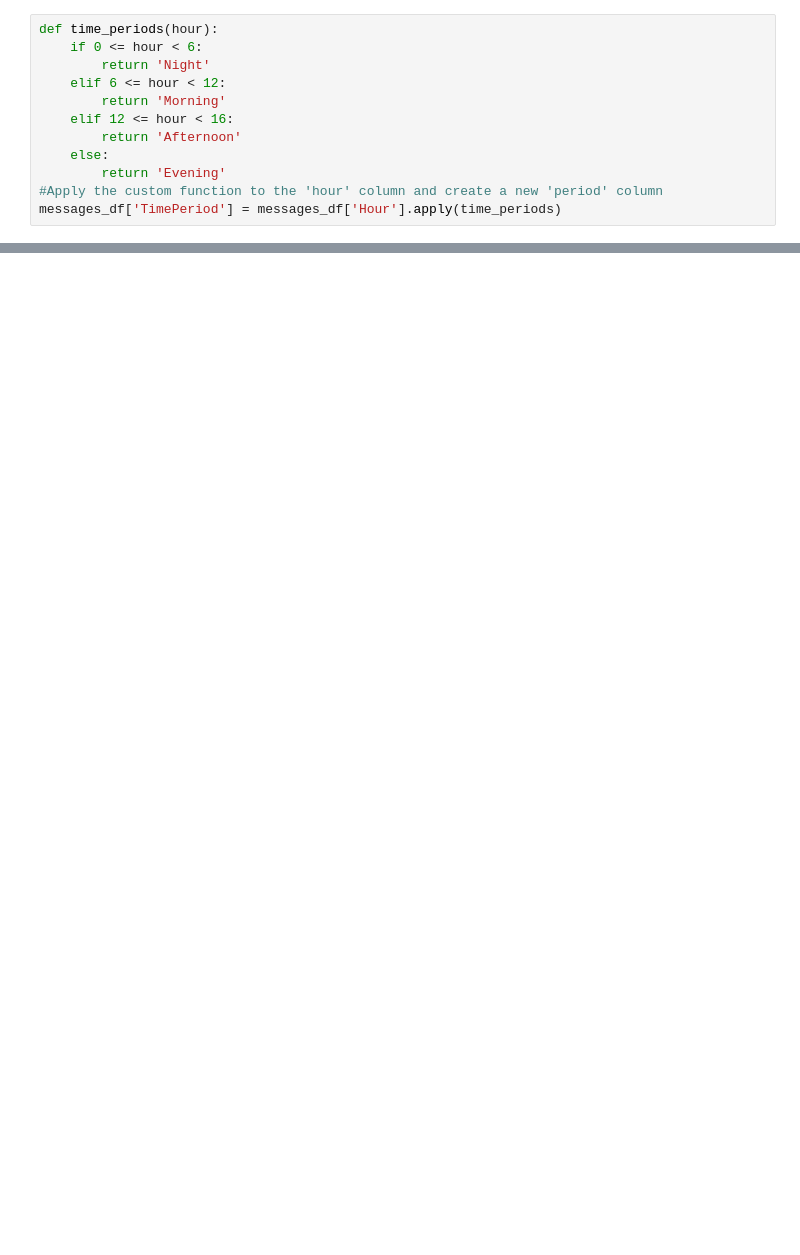
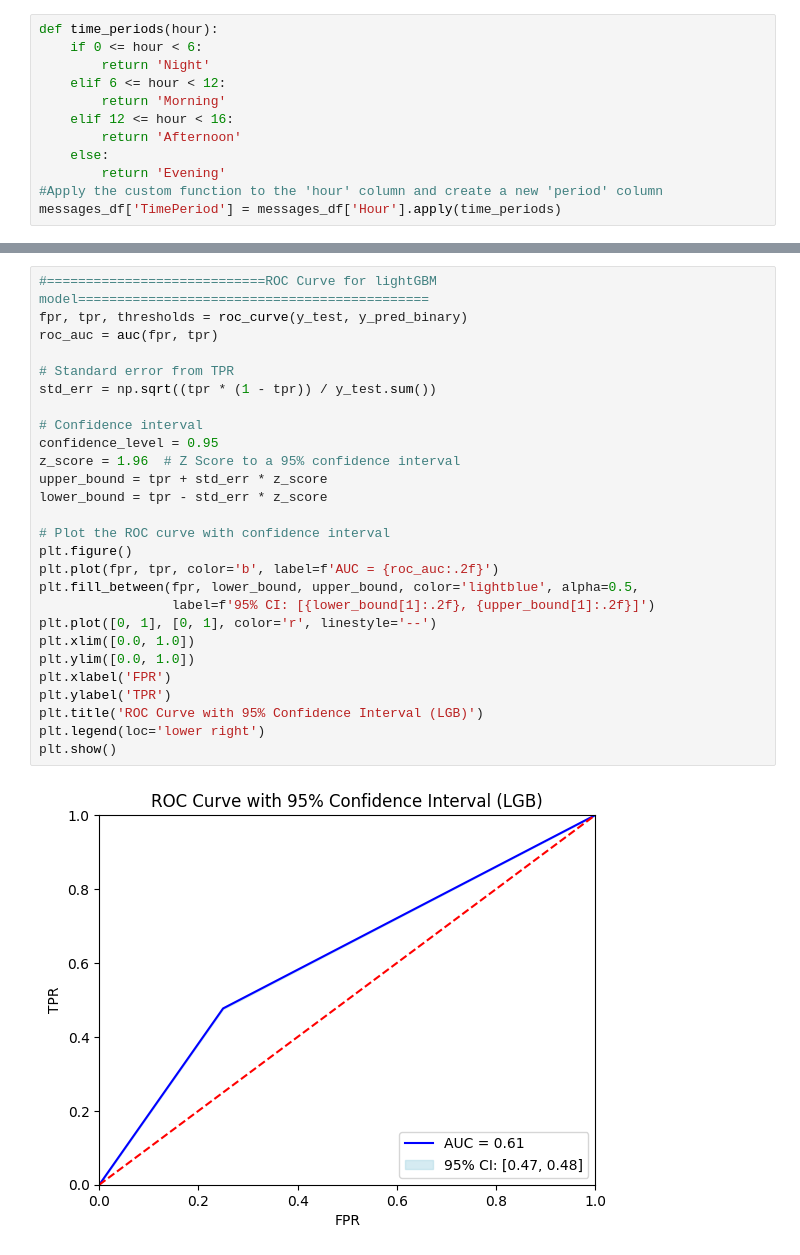
Before and after one commit to enggabhishek/message-distribution-analysis, a Jupyter notebook: Predictive_Analysis.ipynb, the cells around one changed output, grey strips where cells are left out. Saved outputs shown, nothing was run; the diff lists cells and outputs as text; blank space fills up the shorter version.

```diff
--- a/Predictive_Analysis.ipynb
+++ b/Predictive_Analysis.ipynb
@@ -575,0 +188,29 @@ plt.show()
+# %%
+#============================ROC Curve for lightGBM model=============================================
+fpr, tpr, thresholds = roc_curve(y_test, y_pred_binary)
+roc_auc = auc(fpr, tpr)
+
+# Standard error from TPR
+std_err = np.sqrt((tpr * (1 - tpr)) / y_test.sum())
+
+# Confidence interval
+confidence_level = 0.95
+z_score = 1.96  # Z Score to a 95% confidence interval
+upper_bound = tpr + std_err * z_score
+lower_bound = tpr - std_err * z_score
+
+# Plot the ROC curve with confidence interval
+plt.figure()
+plt.plot(fpr, tpr, color='b', label=f'AUC = {roc_auc:.2f}')
+plt.fill_between(fpr, lower_bound, upper_bound, color='lightblue', alpha=0.5,
+                 label=f'95% CI: [{lower_bound[1]:.2f}, {upper_bound[1]:.2f}]')
+plt.plot([0, 1], [0, 1], color='r', linestyle='--')
+plt.xlim([0.0, 1.0])
+plt.ylim([0.0, 1.0])
+plt.xlabel('FPR')
+plt.ylabel('TPR')
+plt.title('ROC Curve with 95% Confidence Interval (LGB)')
+plt.legend(loc='lower right')
+plt.show()
+# %% [output]
+[figure, added]
```
Also changed, not shown: parts of 74 cells of this notebook, 1 other file.
